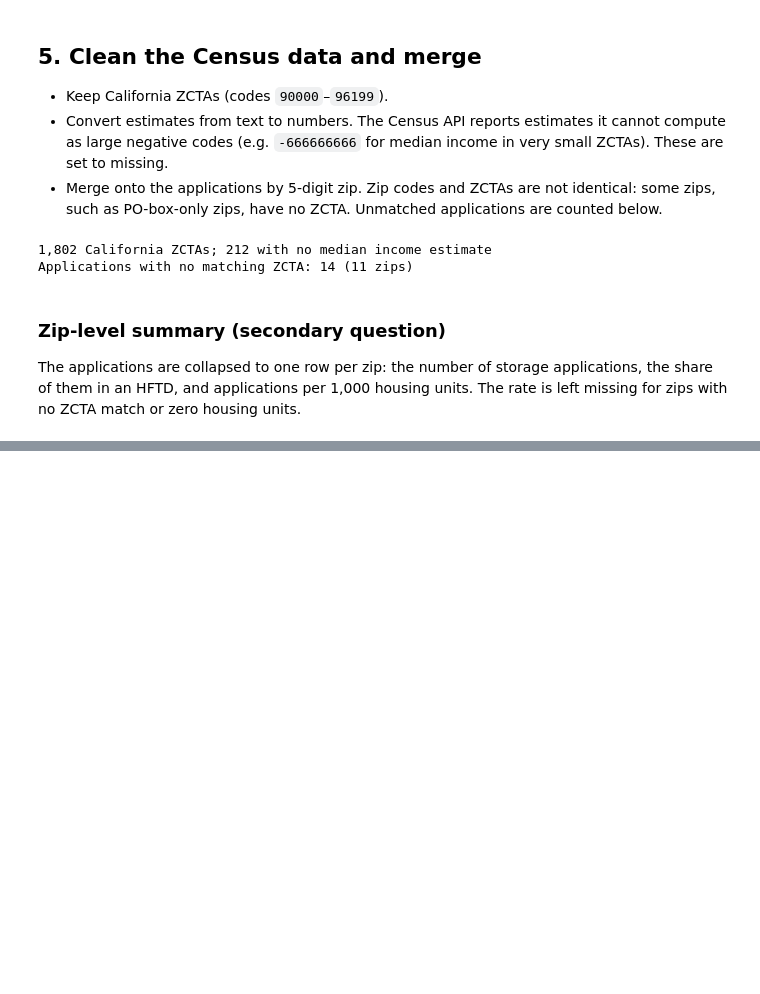
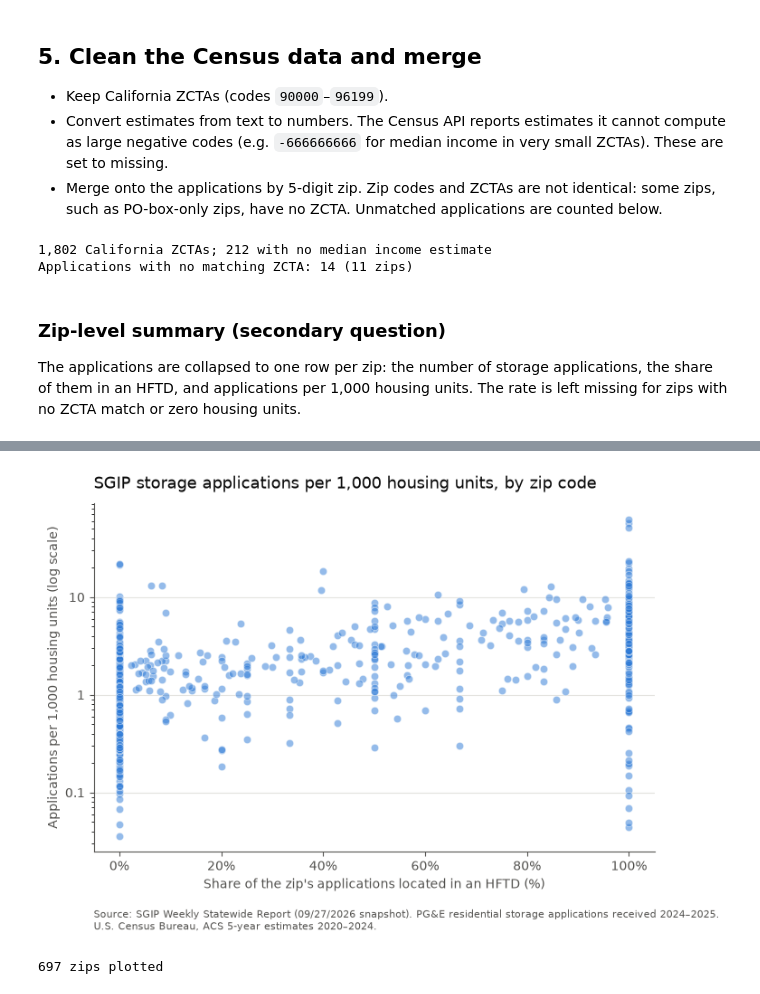
Before and after one commit to EnOnl1ne/sgip-hftd-funding, a Jupyter notebook: sgip_hftd.ipynb, the cells around one changed output, grey strips where cells are left out. Saved outputs shown, nothing was run; the diff lists cells and outputs as text; code cells hidden in the pictures; blank space fills up the shorter version.

```diff
--- a/sgip_hftd.ipynb
+++ b/sgip_hftd.ipynb
@@ -400,0 +576,22 @@ zip_summary.describe().round(2)
+# %%
+zips_with_rate = zip_summary.dropna(subset=["applications_per_1000_units"])
+
+fig, ax = plt.subplots(figsize=(8, 5))
+# alpha=0.5: semi-transparent so overlapping points are visible; s = marker area in points^2;
+# edgecolor="white": thin ring separates overlapping points
+ax.scatter(zips_with_rate["share_hftd"], zips_with_rate["applications_per_1000_units"],
+           color=HFTD_COLORS["Not Applicable"], alpha=0.5, s=36, edgecolor="white", linewidth=0.6)
+ax.set_yscale("log")
+# Show log-axis ticks as plain numbers (0.1, 1, 10) instead of powers of ten
+ax.yaxis.set_major_formatter(FuncFormatter(lambda value, _: f"{value:g}"))
+ax.xaxis.set_major_formatter(PercentFormatter(xmax=1))
+style_axes(ax, "SGIP storage applications per 1,000 housing units, by zip code",
+           "Share of the zip's applications located in an HFTD (%)",
+           "Applications per 1,000 housing units (log scale)",
+           SGIP_SOURCE + "\n" + ACS_SOURCE)
+plt.show()
+
+print(f"{len(zips_with_rate)} zips plotted")
+# %% [output]
+[figure, added]
+697 zips plotted
```
Also changed, not shown: parts of 9 cells of this notebook.
